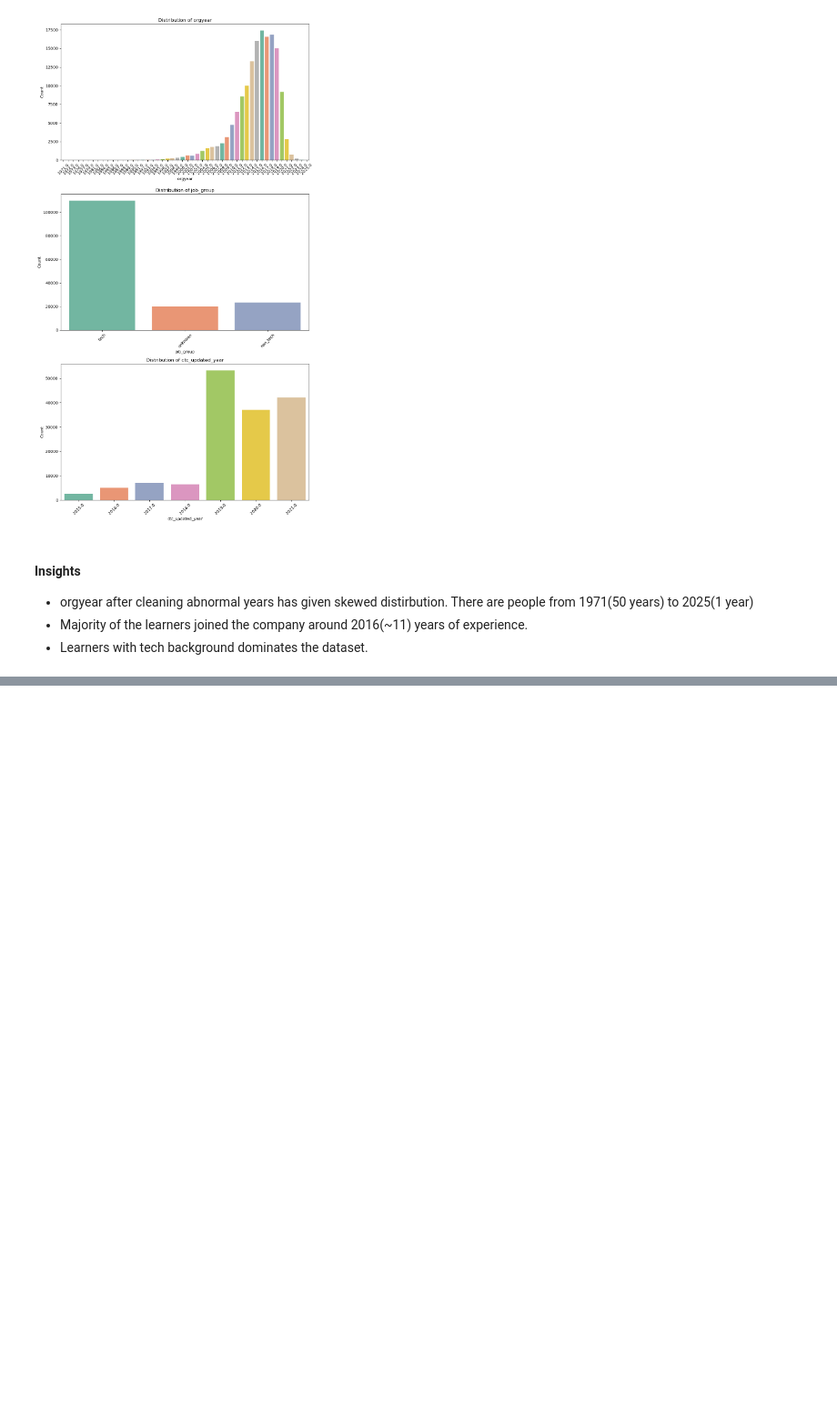
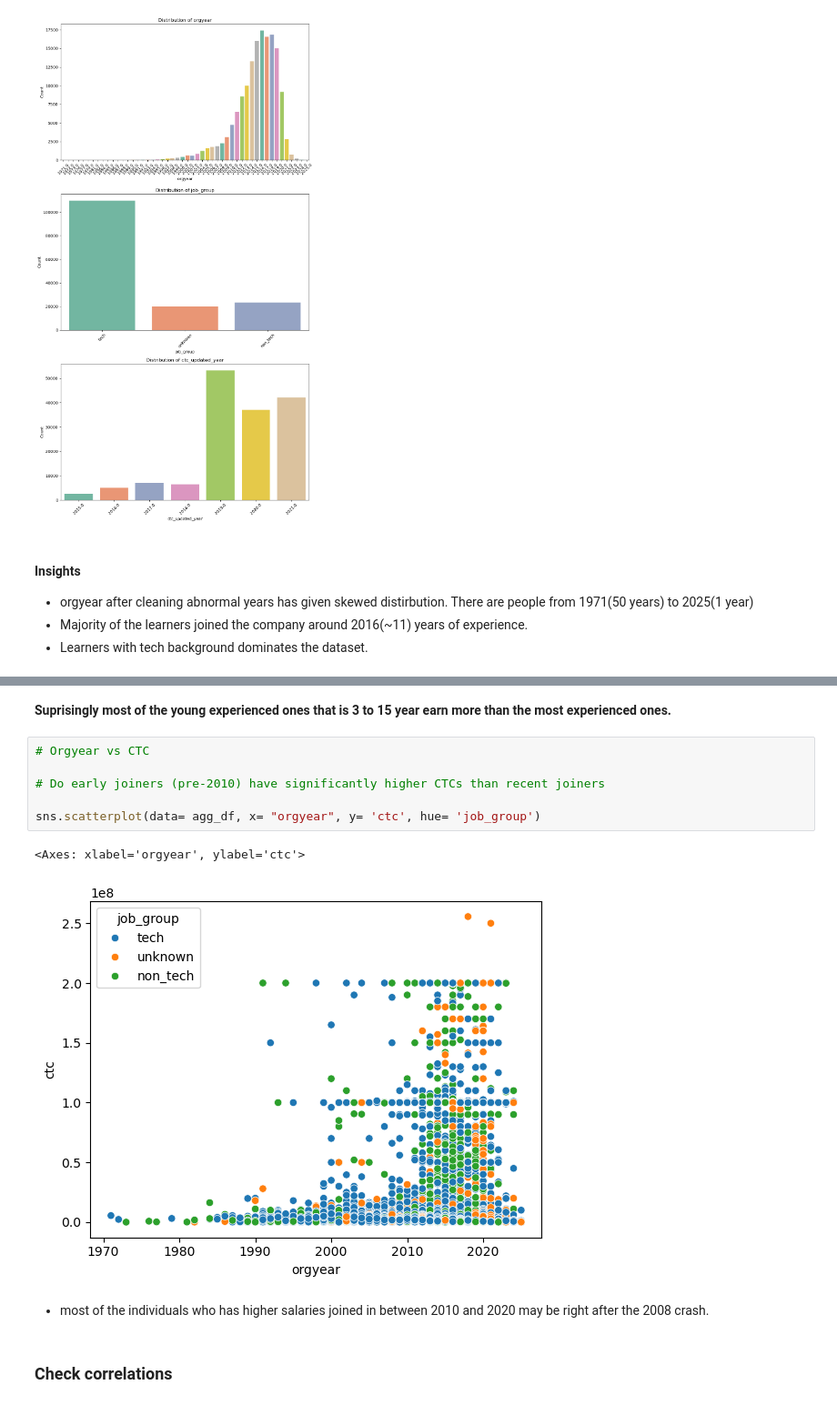
Before and after one commit to sayed-ashfaq/Scaler-Clustering, a Jupyter notebook: Scaler Clustering.ipynb, the cells around one changed output, grey strips where cells are left out. Shown at 91% size. Saved outputs shown, nothing was run; the diff lists cells and outputs as text; blank space fills up the shorter version.

```diff
--- a/Scaler Clustering.ipynb
+++ b/Scaler Clustering.ipynb
@@ -1116,0 +1115,15 @@ plt.show()
+# %% [markdown]
+**Suprisingly most of the young experienced ones that is 3 to 15 year earn more than the most experienced ones.**
+# %%
+# Orgyear vs CTC
+
+# Do early joiners (pre-2010) have significantly higher CTCs than recent joiners
+
+sns.scatterplot(data= agg_df, x= "orgyear", y= 'ctc', hue= 'job_group')
+# %% [output]
+<Axes: xlabel='orgyear', ylabel='ctc'>
+[figure, added]
+# %% [markdown]
+- most of the individuals who has higher salaries joined in between 2010 and 2020 may be right after the 2008 crash.
+# %% [markdown]
+### Check correlations
```
Also changed, not shown: parts of 67 cells of this notebook, 2 other files.
